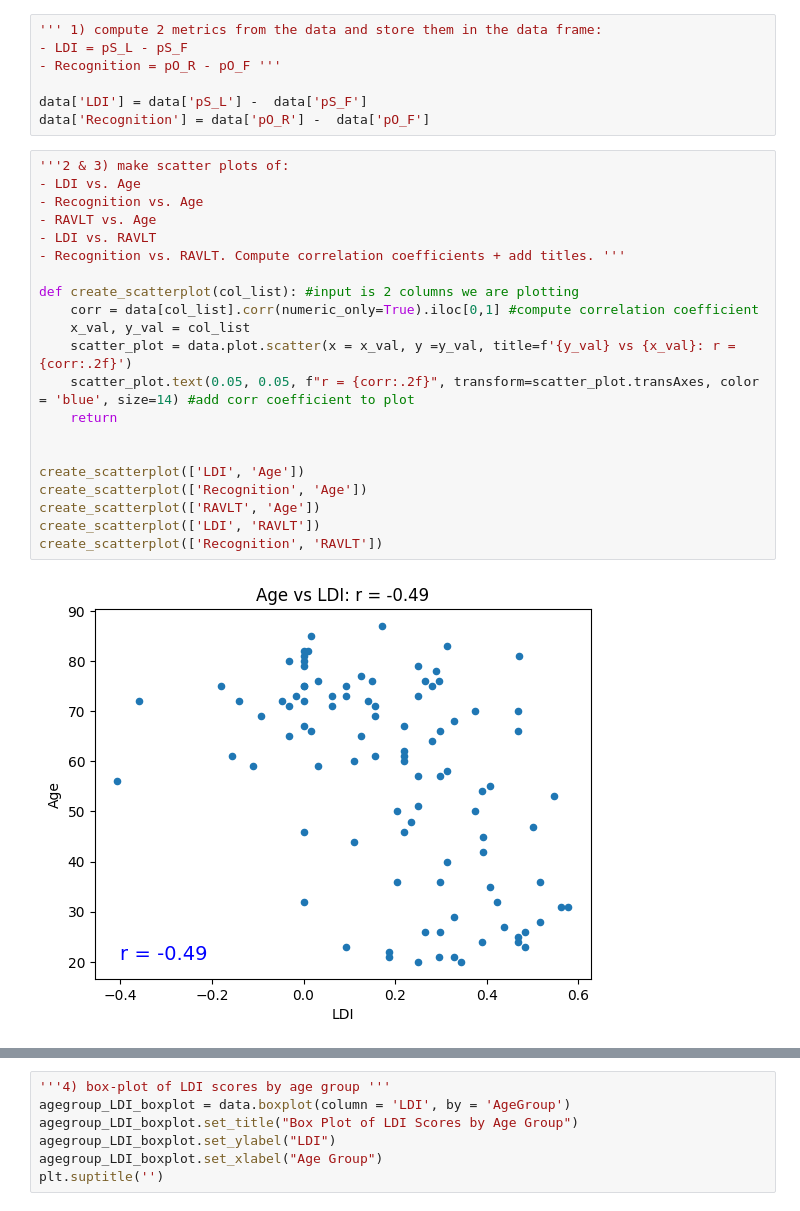
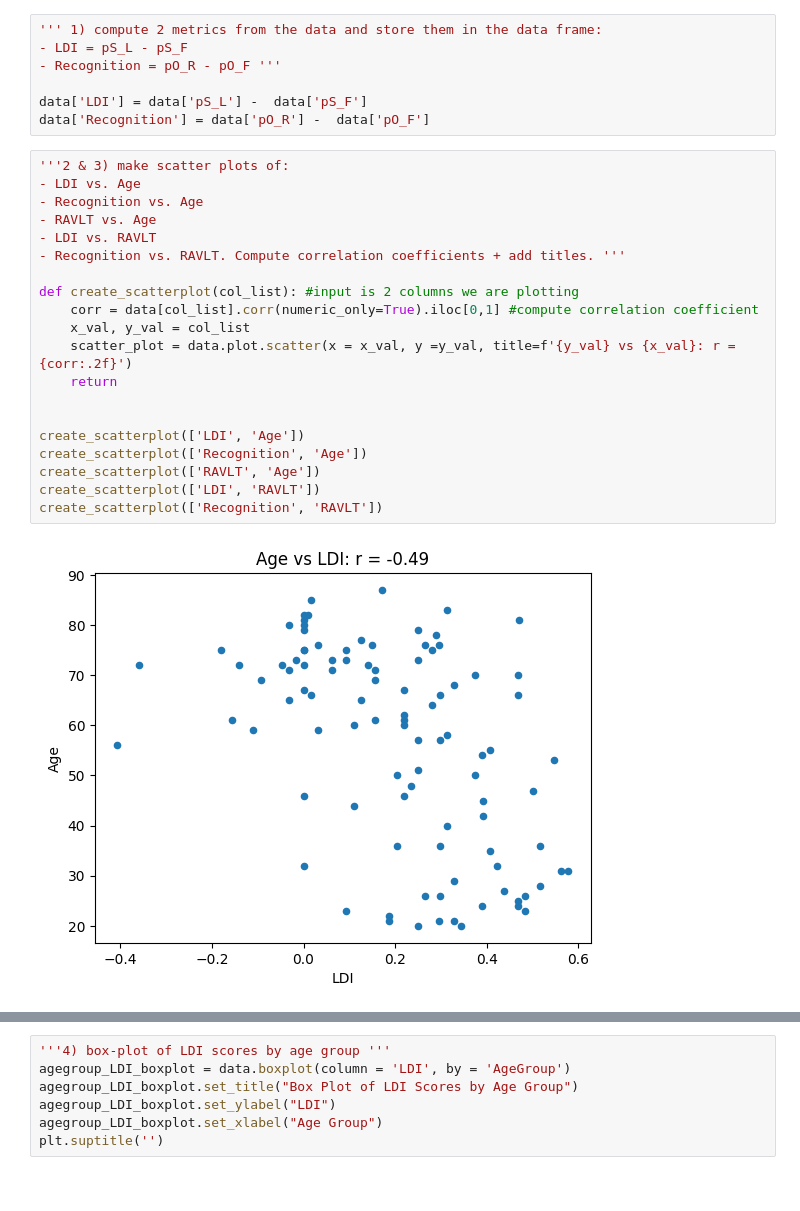
Before and after one commit to rochellekaper/n247_spring2025, a Jupyter notebook: ProblemSets/N247 PSet 6 Pandas - Data Analysis.ipynb, the cells around one changed output, grey strips where cells are left out. Drawn from its saved outputs; the diff is of its cells as text.

```diff
--- a/ProblemSets/N247 PSet 6 Pandas - Data Analysis.ipynb
+++ b/ProblemSets/N247 PSet 6 Pandas - Data Analysis.ipynb
@@ -59,23 +75,22 @@ data['Recognition'] = data['pO_R'] -  data['pO_F']
 # %%
 '''2 & 3) make scatter plots of:
 - LDI vs. Age
 - Recognition vs. Age
 - RAVLT vs. Age
 - LDI vs. RAVLT
 - Recognition vs. RAVLT. Compute correlation coefficients + add titles. '''
 
 def create_scatterplot(col_list): #input is 2 columns we are plotting
     corr = data[col_list].corr(numeric_only=True).iloc[0,1] #compute correlation coefficient
     x_val, y_val = col_list
     scatter_plot = data.plot.scatter(x = x_val, y =y_val, title=f'{y_val} vs {x_val}: r = {corr:.2f}')
-    scatter_plot.text(0.05, 0.05, f"r = {corr:.2f}", transform=scatter_plot.transAxes, color = 'blue', size=14) #add corr coefficient to plot
     return
 
 
 create_scatterplot(['LDI', 'Age'])
 create_scatterplot(['Recognition', 'Age'])
 create_scatterplot(['RAVLT', 'Age'])
 create_scatterplot(['LDI', 'RAVLT'])
 create_scatterplot(['Recognition', 'RAVLT'])
 # %% [output]
-[figure, old version]
+[figure, new version]
```
Also changed, not shown: parts of 4 cells of this notebook.
